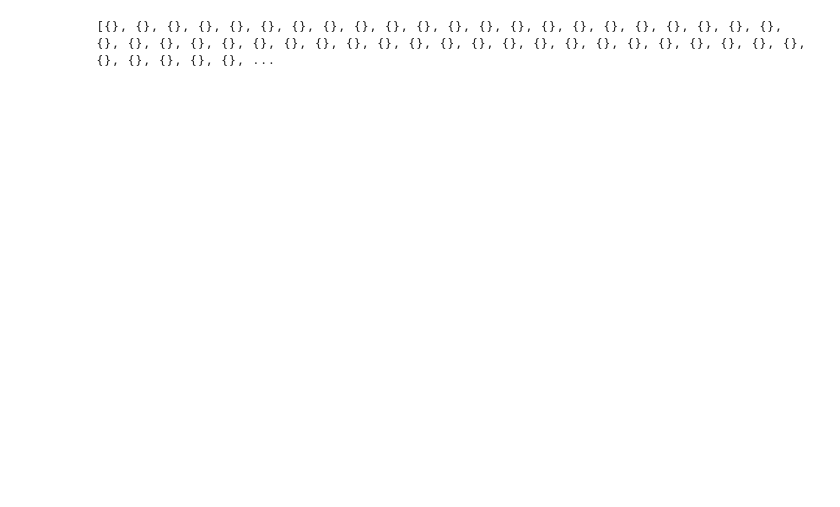
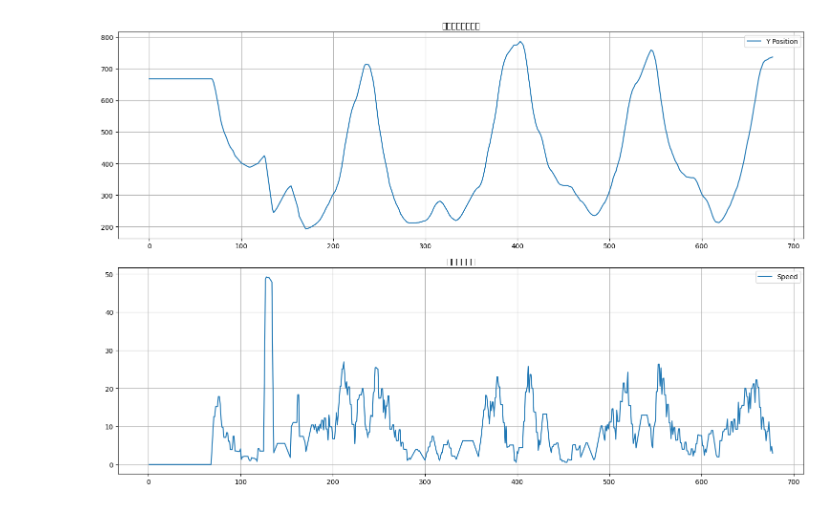
Before and after one commit to qchen34/Tennis_AI, a Jupyter notebook: analysis/ball_analysis copy.ipynb, the cells around one changed output. Saved outputs shown, nothing was run; the diff lists cells and outputs as text; code cells hidden in the pictures; blank space fills up the shorter version.

```diff
--- a/analysis/ball_analysis copy.ipynb
+++ b/analysis/ball_analysis copy.ipynb
@@ -7,9 +7,5 @@ import numpy as np
 # read the pickle file
 with open('../tracker_stubs/ball_detections.pkl', 'rb') as f:
     ball_positions = pickle.load(f)
-# %%
-print(ball_positions)
-# %% [output]
-[{}, {}, {}, {}, {}, {}, {}, {}, {}, {}, {}, {}, {}, {}, {}, {}, {}, {}, {}, {}, {}, {}, {}, {}, {}, {}, {}, {}, {}, {}, {}, {}, {}, {}, {}, {}, {}, {}, {}, {}, {}, {}, {}, {}, {}, {}, {}, {}, {}, {}, ...
 # %%
 ball_positions = [x.get(1,[]) for x in ball_positions]
@@ -33,0 +18,49 @@ df_ball_positions['mid_y_rolling_mean'] = df_ball_positions['mid_y'].rolling(win
+# %%
+# 计算球的中心坐标
+df_ball_positions['mid_x'] = (df_ball_positions['x1'] + df_ball_positions['x2'])/2
+df_ball_positions['mid_y'] = (df_ball_positions['y1'] + df_ball_positions['y2'])/2
+
+# 使用更大的窗口进行平滑处理，减少噪声影响
+window_size = 9
+df_ball_positions['mid_x_smooth'] = df_ball_positions['mid_x'].rolling(
+    window=window_size,
+    min_periods=1,
+    center=True
+).mean()
+df_ball_positions['mid_y_smooth'] = df_ball_positions['mid_y'].rolling(
+    window=window_size,
+    min_periods=1,
+    center=True
+).mean()
+
+# 计算速度（一阶导数）
+df_ball_positions['vx'] = df_ball_positions['mid_x_smooth'].diff()
+df_ball_positions['vy'] = df_ball_positions['mid_y_smooth'].diff()
+df_ball_positions['speed'] = np.sqrt(df_ball_positions['vx']**2 + df_ball_positions['vy']**2)
+
+# 计算加速度（二阶导数）
+df_ball_positions['ax'] = df_ball_positions['vx'].diff()
+df_ball_positions['ay'] = df_ball_positions['vy'].diff()
+df_ball_positions['acceleration'] = np.sqrt(df_ball_positions['ax']**2 + df_ball_positions['ay']**2)
+
+# 可视化球的轨迹和速度
+plt.figure(figsize=(15, 10))
+
+# 第一个子图：显示y轴位置
+plt.subplot(2, 1, 1)
+plt.plot(df_ball_positions['mid_y_smooth'], label='Y Position')
+plt.title('球的垂直位置变化')
+plt.legend()
+plt.grid(True)
+
+# 第二个子图：显示速度
+plt.subplot(2, 1, 2)
+plt.plot(df_ball_positions['speed'], label='Speed')
+plt.title('球的速度变化')
+plt.legend()
+plt.grid(True)
+
+plt.tight_layout()
+plt.show()
+# %% [output]
+[figure, added]
```
Also changed, not shown: parts of 11 cells of this notebook, 22 other files.
